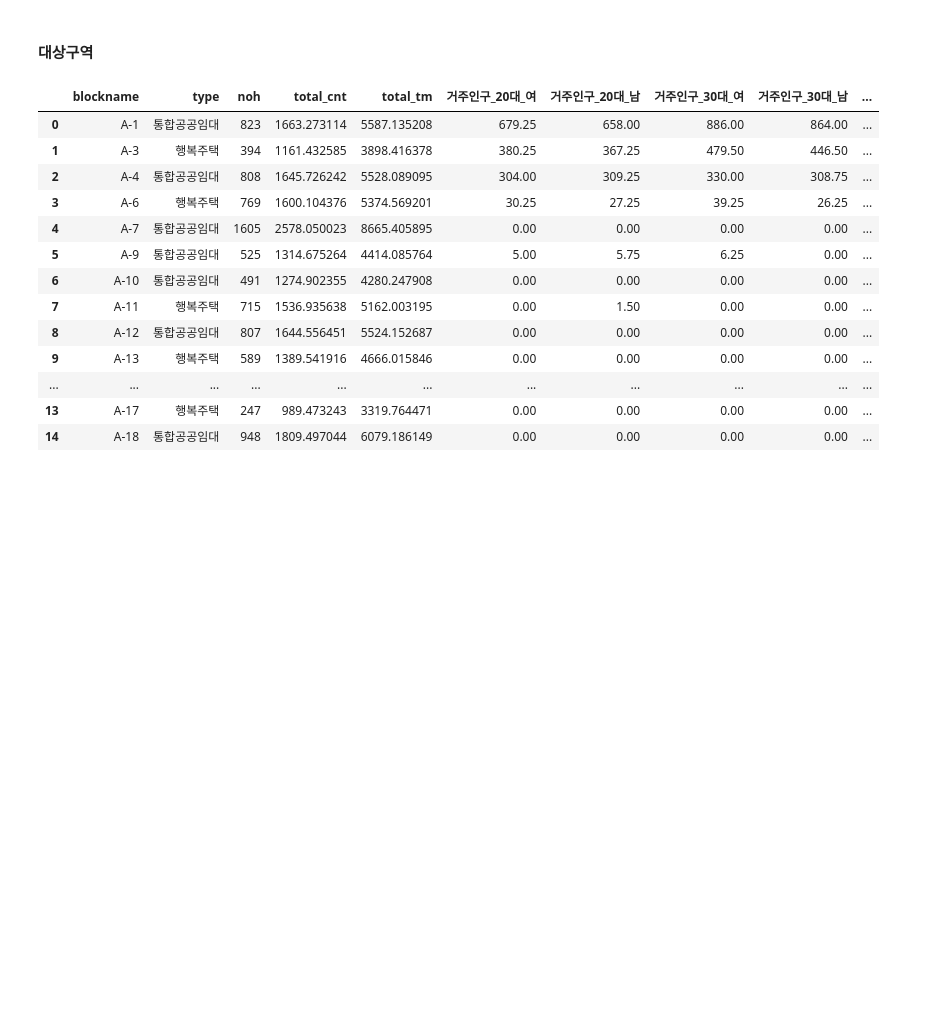
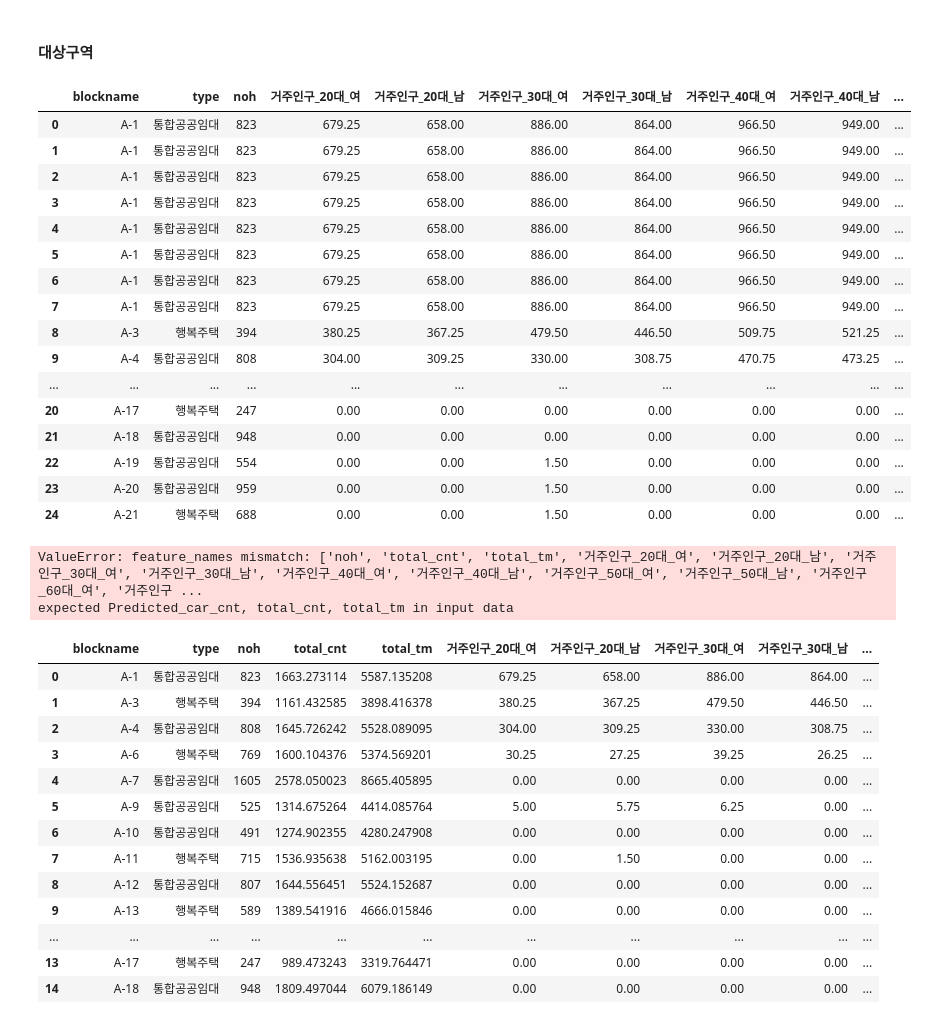
Before and after one commit to DDalaDDula/Estimating_the_Appropriate_Number_of_Publichousing_Sharedvehicle, a Jupyter notebook: 공유차_규모.ipynb, the cells around one changed output. Saved outputs shown, nothing was run; the diff lists cells and outputs as text; code cells hidden in the pictures; blank space fills up the shorter version.

```diff
--- a/공유차_규모.ipynb
+++ b/공유차_규모.ipynb
@@ -819,9 +842,29 @@ property2_new_df = pd.read_csv('property2_new_df.csv')
 property3_new_df = pd.read_csv('property3_new_df.csv')
 
 # Select the common columns
-common_columns = ['blockname', 'type', 'noh', 'total_cnt', 'total_tm']
+common_columns = ['blockname', 'type', 'noh']
 property_new_df = pd.merge(property1_new_df, property2_new_df, on=common_columns, how='outer', suffixes=('', '_prop1'))
 property_new_df = pd.merge(property_new_df, property3_new_df, on=common_columns, how='outer', suffixes=('', '_prop2'))
+# %%
+property_new_df
+# %% [output]
+|  | blockname | type | noh | 거주인구_20대_여 | 거주인구_20대_남 | 거주인구_30대_여 | 거주인구_30대_남 | 거주인구_40대_여 | 거주인구_40대_남 | ... |
+| 0 | A-1 | 통합공공임대 | 823 | 679.25 | 658.00 | 886.00 | 864.00 | 966.50 | 949.00 | ... |
+| 1 | A-1 | 통합공공임대 | 823 | 679.25 | 658.00 | 886.00 | 864.00 | 966.50 | 949.00 | ... |
+| 2 | A-1 | 통합공공임대 | 823 | 679.25 | 658.00 | 886.00 | 864.00 | 966.50 | 949.00 | ... |
+| 3 | A-1 | 통합공공임대 | 823 | 679.25 | 658.00 | 886.00 | 864.00 | 966.50 | 949.00 | ... |
+| 4 | A-1 | 통합공공임대 | 823 | 679.25 | 658.00 | 886.00 | 864.00 | 966.50 | 949.00 | ... |
+| 5 | A-1 | 통합공공임대 | 823 | 679.25 | 658.00 | 886.00 | 864.00 | 966.50 | 949.00 | ... |
+| 6 | A-1 | 통합공공임대 | 823 | 679.25 | 658.00 | 886.00 | 864.00 | 966.50 | 949.00 | ... |
+| 7 | A-1 | 통합공공임대 | 823 | 679.25 | 658.00 | 886.00 | 864.00 | 966.50 | 949.00 | ... |
+| 8 | A-3 | 행복주택 | 394 | 380.25 | 367.25 | 479.50 | 446.50 | 509.75 | 521.25 | ... |
+| 9 | A-4 | 통합공공임대 | 808 | 304.00 | 309.25 | 330.00 | 308.75 | 470.75 | 473.25 | ... |
+| ... | ... | ... | ... | ... | ... | ... | ... | ... | ... | ... |
+| 20 | A-17 | 행복주택 | 247 | 0.00 | 0.00 | 0.00 | 0.00 | 0.00 | 0.00 | ... |
+| 21 | A-18 | 통합공공임대 | 948 | 0.00 | 0.00 | 0.00 | 0.00 | 0.00 | 0.00 | ... |
+| 22 | A-19 | 통합공공임대 | 554 | 0.00 | 0.00 | 1.50 | 0.00 | 0.00 | 0.00 | ... |
+| 23 | A-20 | 통합공공임대 | 959 | 0.00 | 0.00 | 1.50 | 0.00 | 0.00 | 0.00 | ... |
+| 24 | A-21 | 행복주택 | 688 | 0.00 | 0.00 | 1.50 | 0.00 | 0.00 | 0.00 | ... |
 # %%
 # Assuming type_mapping and xgb_model are already defined from prior learning
 # Define a placeholder type_mapping for testing if necessary
@@ -838,6 +881,9 @@ X_new = property_new_df.drop(columns=['blockname', 'car_cnt', 'type'], errors='i
 # 3. 새로운 데이터에 대한 예측
 property_new_df['Predicted_car_cnt'] = xgb_model.predict(X_new)
 property_new_df = property_new_df.drop_duplicates().reset_index(drop=True)
+# %% [output]
+ValueError: feature_names mismatch: ['noh', 'total_cnt', 'total_tm', '거주인구_20대_여', '거주인구_20대_남', '거주인구_30대_여', '거주인구_30대_남', '거주인구_40대_여', '거주인구_40대_남', '거주인구_50대_여', '거주인구_50대_남', '거주인구_60대_여', '거주인구 ...
+expected Predicted_car_cnt, total_cnt, total_tm in input data
 # %%
 sh_ob_sup_dict = dict(zip(sh_ob_sup['blockname'], sh_ob_sup['geometry']))
 property_new_df['geometry'] = property_new_df['blockname'].map(sh_ob_sup_dict)
```
Also changed, not shown: parts of 18 cells of this notebook.
